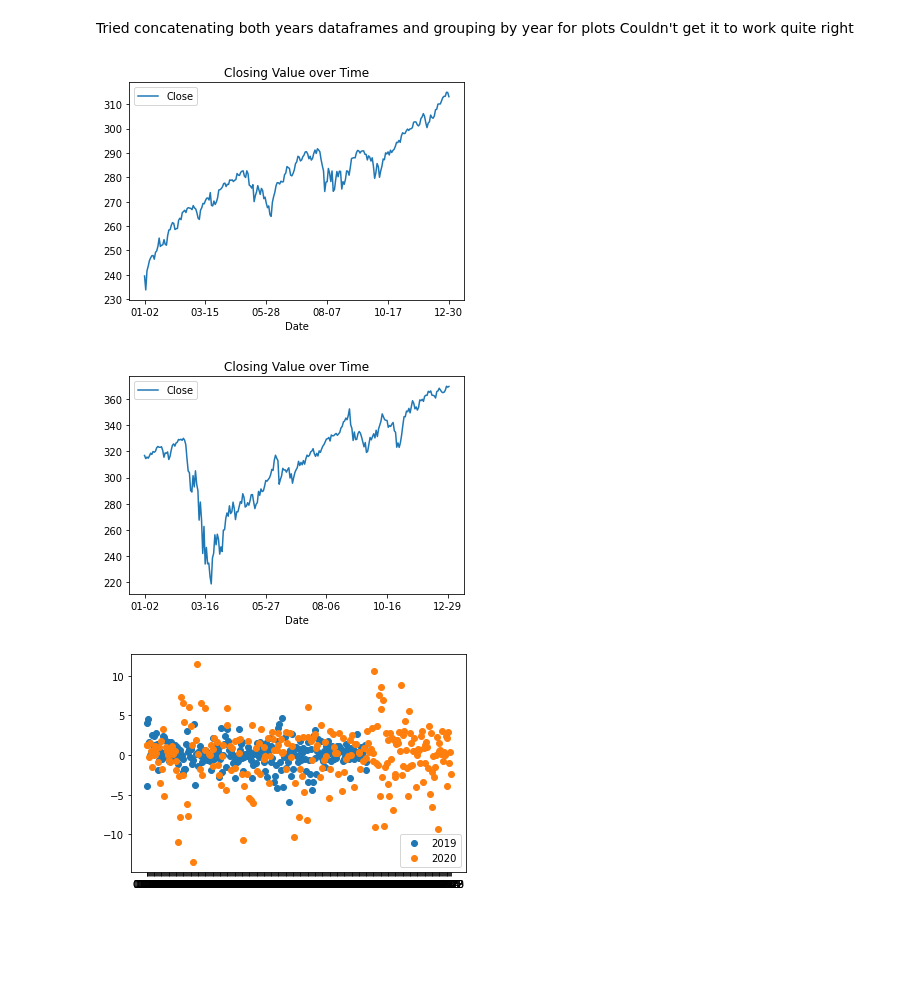
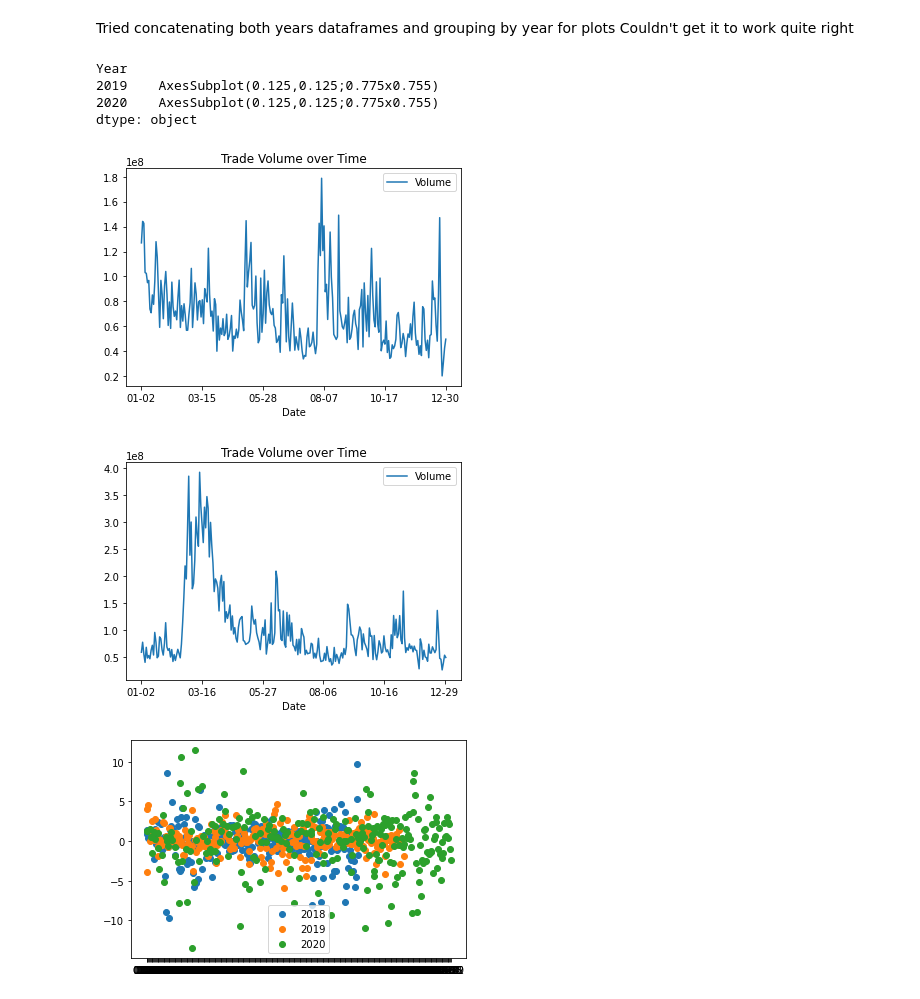
Before and after one commit to dmtiblin/Project-1, a Jupyter notebook: Galen/project 1 test/covid_v_nocovid.ipynb, the cells around one changed output. Drawn from its saved outputs; the diff is of its cells as text; code cells hidden in the pictures; blank space fills up the shorter version.

Commit message:
started working on my final notebook parts

```diff
--- a/Galen/project 1 test/covid_v_nocovid.ipynb
+++ b/Galen/project 1 test/covid_v_nocovid.ipynb
@@ -38,4 +38,5 @@ name_df
 # pull price history for each index for each target year
 hist20 = [tick.history(start='2020-01-01', end='2020-12-31') for tick in tickers]
 hist19 = [tick.history(start='2019-01-01', end='2019-12-31') for tick in tickers]
+hist18 = [tick.history(start='2018-01-01', end='2018-12-31') for tick in tickers]
 #hist10 = [tick.history(start='2015-01-01', end='2015-12-31') for tick in tickers]
@@ -78,0 +104,13 @@ for df in hist19:
+# %%
+# remove year from dates in dataframes to make plotting easier, then add year as new column
+for df in hist20:
+    df['Date'] = df['Date'].dt.strftime('%m-%d')
+    df['Year'] = 2020
+
+for df in hist19:
+    df['Date'] = df['Date'].dt.strftime('%m-%d')
+    df['Year'] = 2019
+
+for df in hist18:
+    df['Date'] = df['Date'].dt.strftime('%m-%d')
+    df['Year'] = 2018
@@ -131,16 +152,21 @@ for ind in indexval:
 
 hist_grouped = [df.groupby(['Year']) for df in hist_concat]
 
-hist_grouped[0].plot.line(x='Date', y='Close', title='Closing Value over Time')
-plt.savefig('test_plots/spy_concat_close_line.png')
+hist_grouped[0].plot.line(x='Date', y='Volume', title='Trade Volume over Time')
+#plt.savefig('test_plots/spy_concat_close_line.png')
 # %% [output]
+Year
+2019    AxesSubplot(0.125,0.125;0.775x0.755)
+2020    AxesSubplot(0.125,0.125;0.775x0.755)
+dtype: object
-[figure, old version]
+[figure, new version]
-[figure, old version]
+[figure, new version]
 # %%
 # create dictionaries
 counter = 0
 hist20_dict = {}
 hist19_dict = {}
+hist18_dict = {}
 
 for df in hist20:
     hist20_dict[tickerlist[counter]] = df
@@ -153,19 +179,29 @@ for df in hist19:
     hist19_dict[tickerlist[counter]] = df
 
     counter += 1
+
+counter = 0
+
+for df in hist18:
+    hist18_dict[tickerlist[counter]] = df
+
+    counter += 1
 # %%
 # plot comparing daily change for 2019 and 2020 SPY
 plt.figure()
+
+# 2018
+plt.scatter(hist18_dict['SPY']['Date'], hist18_dict['SPY']['Daily Change'], label='2018')
 
 # 2019
 plt.scatter(hist19_dict['SPY']['Date'], hist19_dict['SPY']['Daily Change'], label='2019')
 
 # 2020
 plt.scatter(hist20_dict['SPY']['Date'], hist20_dict['SPY']['Daily Change'], label='2020')
 
 plt.legend()
 plt.savefig('test_plots/spy_dailychange_scatter.png')
 # %% [output]
-[figure, old version]
+[figure, new version]
 # %%
 plt.figure()
```
Also changed, not shown: parts of 11 cells of this notebook, 2 other files.
